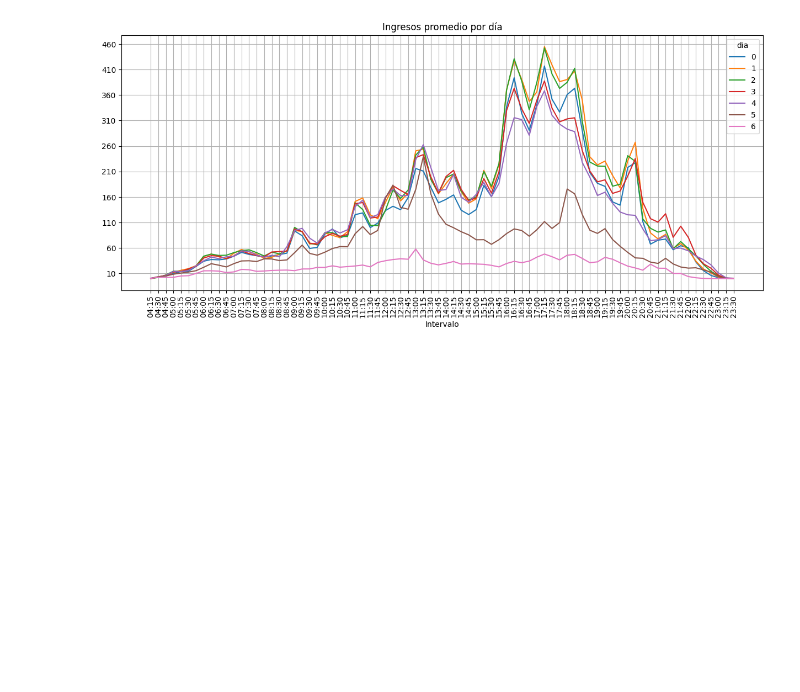
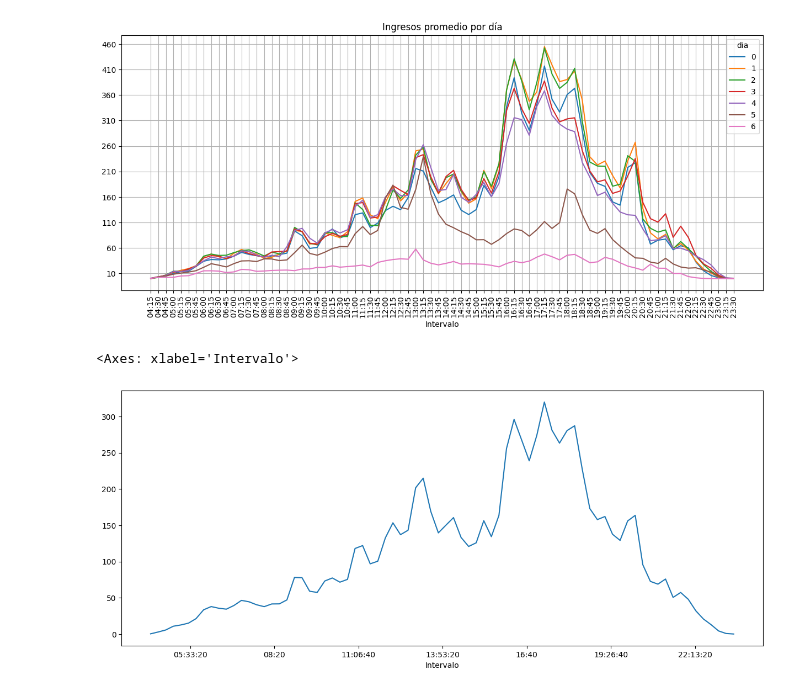
Before and after one commit to maherreramu/ps, a Jupyter notebook: digest_ingresos_intervalos.ipynb, the cells around one changed output. Cells and saved outputs as stored; diff of their text form; code cells hidden in the pictures; blank space fills up the shorter version.

```diff
--- a/digest_ingresos_intervalos.ipynb
+++ b/digest_ingresos_intervalos.ipynb
@@ -186,3 +186,9 @@ plt.grid()
 plt.show()
 # %% [output]
 [figure]
+# %%
+df_promedio = df_1t_2024.mean(axis=1)
+df_promedio.plot(kind='line', figsize=(15, 6))
+# %% [output]
+<Axes: xlabel='Intervalo'>
+[figure, added]
```
Also changed, not shown: parts of 2 cells of this notebook, 3 other files.
